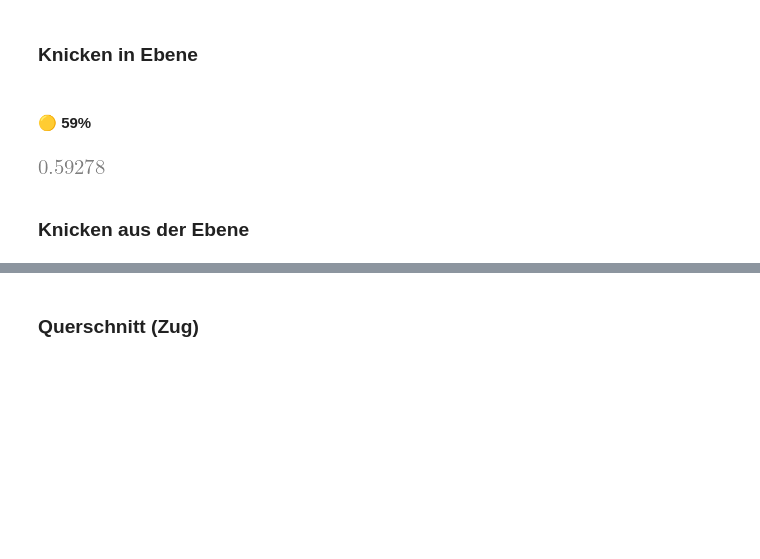
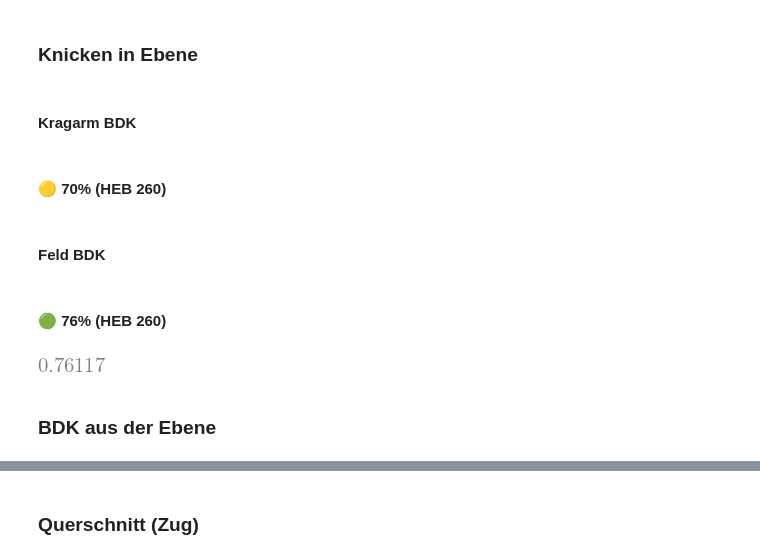
Before and after one commit to sushimako/uni-stahlbau-ue, a Jupyter notebook: Berechnungen/nachweise.ipynb, the cells around one changed output, grey strips where cells are left out. Drawn from its saved outputs; the diff is of its cells as text; code cells hidden in the pictures; blank space fills up the shorter version.

```diff
--- a/Berechnungen/nachweise.ipynb
+++ b/Berechnungen/nachweise.ipynb
@@ -149,7 +9,7 @@ Stab(guete='S235', E=21000, fy=23.5, fu=36, querschnitt='HEB 160', A=54.25, Avy=
 def md(s):
     display(Markdown(s))
 
-def ausnutzung(p):
+def ausnutzung(p, stab=None):
     color = '#000'
     emoji = ''
     if p > 1:
@@ -162,7 +22,8 @@ def ausnutzung(p):
         color = '#00f'
         emoji = '🟡'
     #md(f'#### <span style="color:{color};">{int(p*100)}%</span>')
-    md(f'#### {emoji} {int(N(p, 2)*100)}%')
+    qs = stab.querschnitt if stab else ''
+    md(f'#### {emoji} {int(N(p, 2)*100)}% ({qs})')
     return p
 
 
@@ -329,7 +544,7 @@ def BDK(um_achse, stab, last: Einwirkungen):
                           }.get(um_achse)
 
     res = (last.N/(χ * N_Rd)) + (interaktionsbeiwert * last.My/(χLT(stab) * My_Rd))
-    return ausnutzung(N(res, 5))
+    return ausnutzung(N(res, 5), stab)
 
 BDK_y = partial(BDK, 'y')
 BDK_z = partial(BDK, 'z')
@@ -413,10 +747,18 @@ untergurt_krag = Stab(S235, HEB240, l=1134.5, Lcry=256, Lcrz=2*1134.5)
 # %% [markdown]
 ### Knicken in Ebene
 # %%
-BDK_y(untergurt_krag, Einwirkungen(N=1377, My=50))
+md('#### Kragarm BDK')
+BDK_y(untergurt_krag_li, last_UG_druck_li)
+# BDK_y(untergurt_krag_2, last_UG_druck_2)  -> NICHT MASSGEBLICH
+
+md('#### Feld BDK')
+BDK_y(untergurt_feld, last_UG_druck_feld)
 # %% [output]
-#### 🟡 59%
+#### Kragarm BDK
+#### 🟡 70% (HEB 260)
+#### Feld BDK
+#### 🟢 76% (HEB 260)
-[figure, old version]
+[figure, new version]
 # %% [markdown]
-### Knicken aus der Ebene
+### BDK aus der Ebene
 # %%
```
Also changed, not shown: parts of 58 cells of this notebook.
